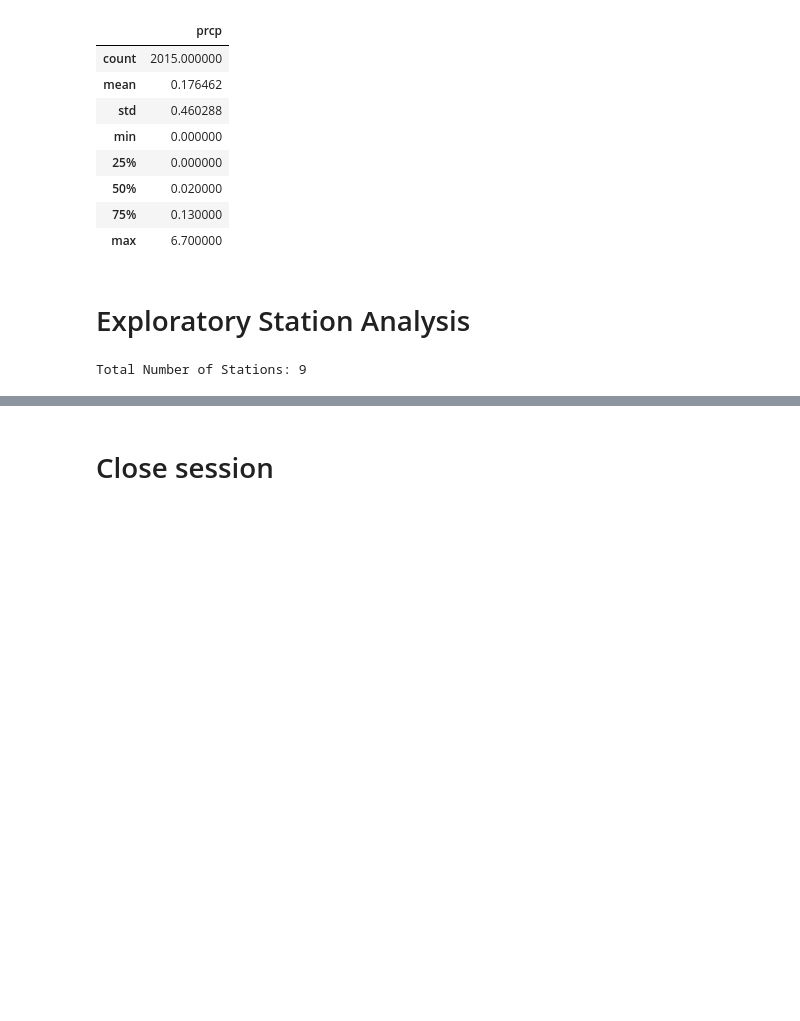
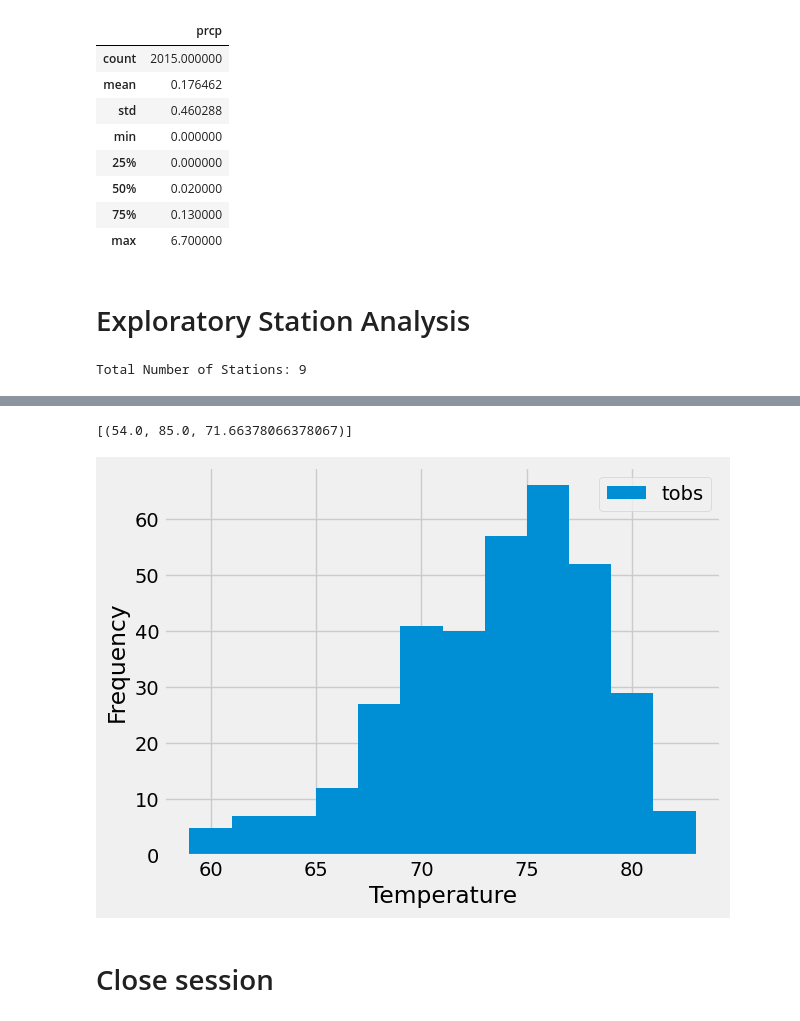
Before and after one commit to CRFitzgerald/sqlalchemy-challenge, a Jupyter notebook: climate_analysis.ipynb, the cells around one changed output, grey strips where cells are left out. Saved outputs shown, nothing was run; the diff lists cells and outputs as text; code cells hidden in the pictures; blank space fills up the shorter version.

```diff
--- a/climate_analysis.ipynb
+++ b/climate_analysis.ipynb
@@ -103,8 +109,21 @@ station_activeness = session.query(Measurement.station,
 # %%
 # Using the most active station id from the previous query, calculate the lowest, highest, and average temperature.
+station_temp = session.query(func.min(Measurement.tobs), func.max(Measurement.tobs), func.avg(Measurement.tobs)).filter(Measurement.station=='USC00519281').all()
+station_temp
+# %% [output]
+[(54.0, 85.0, 71.66378066378067)]
 # %%
 # Using the most active station id
 # Query the last 12 months of temperature observation data for this station and plot the results as a histogram
+previous_year = dt.date(2017,8,23)-dt.timedelta(days=365)
+most_active_temp = session.query(Measurement.tobs).filter(Measurement.date > previous_year).filter(Measurement.station=='USC00519281').all()
+# Before plotting, convert to DataFrame
+most_active_df = pd.DataFrame(most_active_temp,columns=["tobs"])
+most_active_df.plot.hist(bins=12)
+plt.xlabel("Temperature")
+plt.show()
+# %% [output]
+[figure, added]
 # %% [markdown]
 # Close session
 # %%
```
Also changed, not shown: parts of 3 cells of this notebook, 1 other file.
